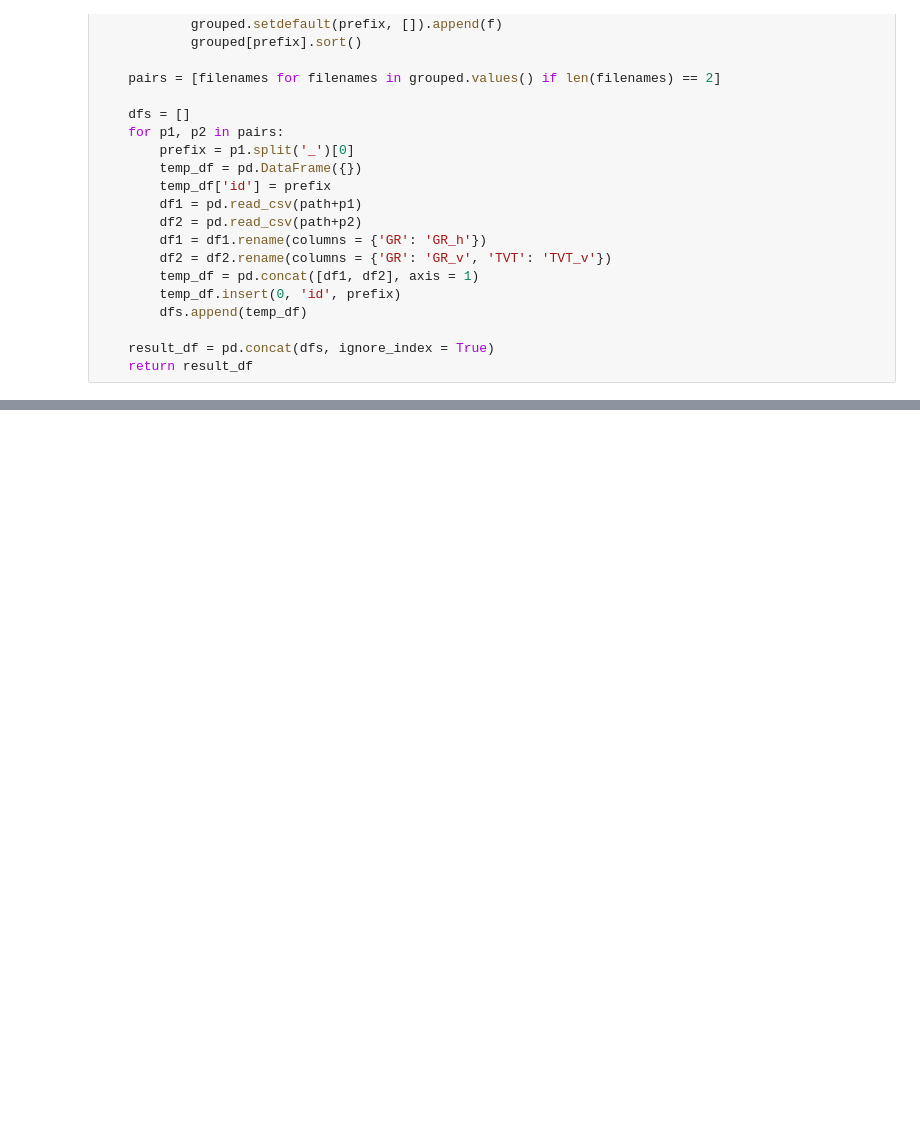
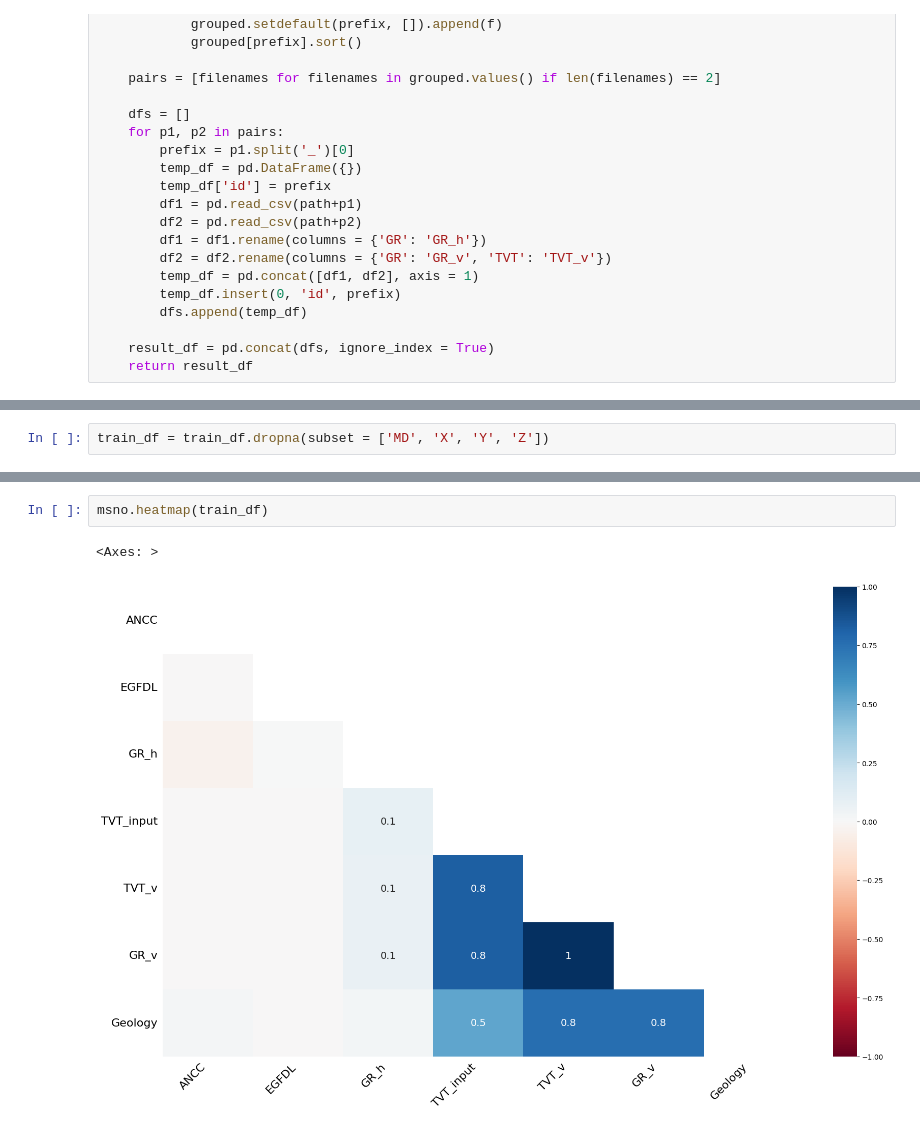
Before and after one commit to affogato-lab/rogii-crepe, a Jupyter notebook: oil-drill.ipynb, the cells around one changed output, grey strips where cells are left out. Saved outputs shown, nothing was run; the diff lists cells and outputs as text; blank space fills up the shorter version.

```diff
--- a/oil-drill.ipynb
+++ b/oil-drill.ipynb
@@ -54,0 +98,2 @@ train_df
+# %%
+train_df = train_df.dropna(subset = ['MD', 'X', 'Y', 'Z'])
@@ -54,0 +121,5 @@ train_df
+# %%
+msno.heatmap(train_df)
+# %% [output]
+<Axes: >
+[figure, added]
```
Also changed, not shown: parts of 20 cells of this notebook.
